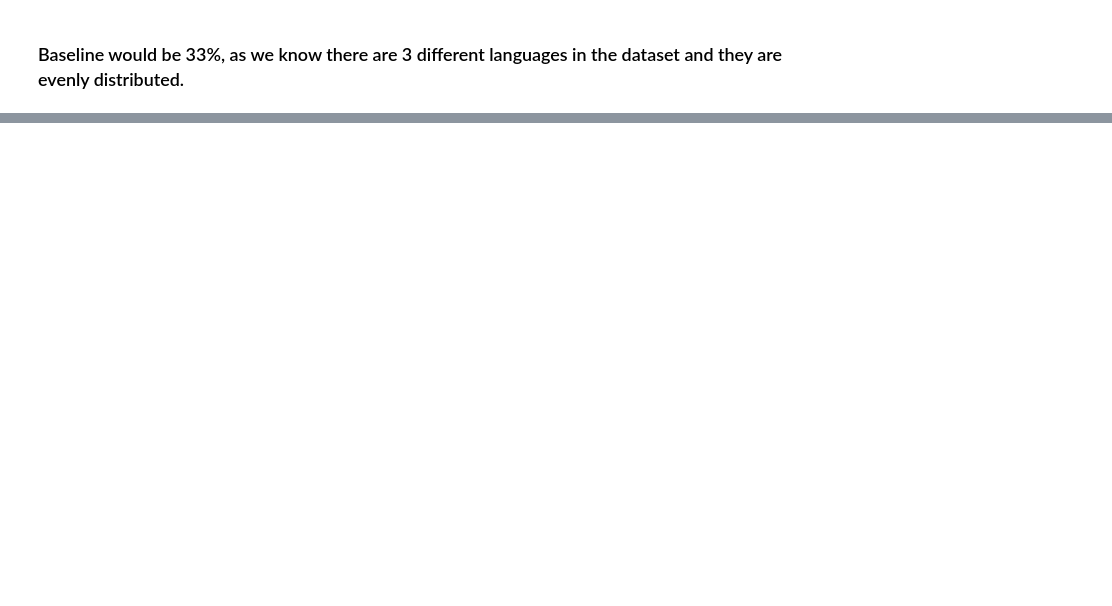
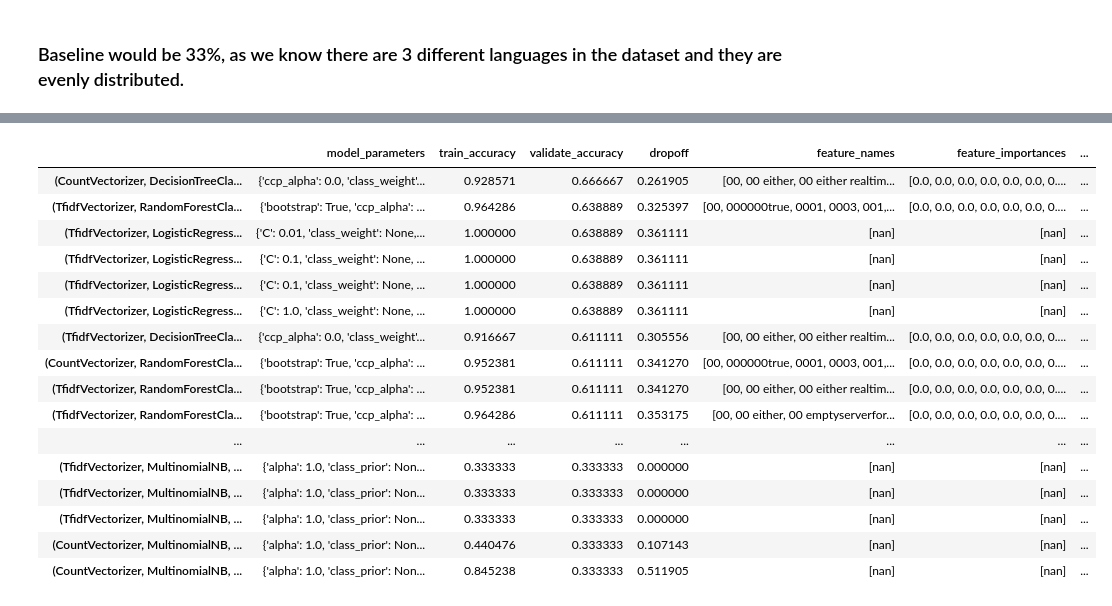
Before and after one commit to brandyn-oliver-jesse-nlp/github-readme-languages, a Jupyter notebook: explore_jesse.ipynb, the cells around one changed output, grey strips where cells are left out. Drawn from its saved outputs; the diff is of its cells as text; code cells hidden in the pictures; blank space fills up the shorter version.

```diff
--- a/explore_jesse.ipynb
+++ b/explore_jesse.ipynb
@@ -252,32 +281,12 @@ def model_words(vectorizer, class_model, ngrams_range_value, train, validate, ta
 # %%
 target = 'language'
 vectorizers = [CountVectorizer, TfidfVectorizer]
-class_models = [RandomForestClassifier(random_state=123), LogisticRegression(), DecisionTreeClassifier(), DecisionTreeClassifier(max_depth=5)]
+class_models = [MultinomialNB(),
+                RandomForestClassifier(random_state=123, max_depth = 5),
+                LogisticRegression(C=0.01),
+                LogisticRegression(C=0.1),
+                LogisticRegression(C=1.0),
+                DecisionTreeClassifier(max_depth=5)]
+# Establish range of ngrams to use - (1,2) means use both unigrams and bigrams
 ngram_range_values = [(1,1),(1,2),(2,2),(1,3),(2,3)]
-train_accuracies = []
-validate_accuracies = []
-dropoffs = []
-indices=[]
-model_parameters = []
-feature_names_list = []
-feature_importances_list = []
-
-for v in vectorizers:
-    for m in class_models:
-        for ngram_range in ngram_range_values:
-            # print("----")
-            # print(m, v, ngram_range)
-            indices.append((v.__name__, type(m).__name__, ngram_range))
-            train_class_report, validate_class_report, feature_names, feature_importances = model_words(vectorizer = v,
-                                                                    class_model = m,
-                                                                    ngrams_range_value=ngram_range,
-                                                                    train = train,
-                                                                    validate = validate,
-                                                                    target = target,
-                                                                    print_results=False)
-            train_accuracies.append(train_class_report['accuracy'])
-            validate_accuracies.append(validate_class_report['accuracy'])
-            dropoffs.append(train_class_report['accuracy']-validate_class_report['accuracy'])
-            model_parameters.append(m.get_params())
-            feature_names_list.append(feature_names)
-            feature_importances_list.append(feature_importances)
+print_results_param = False
@@ -309,0 +293,2 @@ results.head()
+# %%
+results = model.model_multiple(vectorizers, class_models, ngram_range_values, train, validate, target, print_results_param)
@@ -309,0 +322,20 @@ results.head()
+# %%
+results
+# %% [output]
+|  | model_parameters | train_accuracy | validate_accuracy | dropoff | feature_names | feature_importances | ... |
+| (CountVectorizer, DecisionTreeCla... | {'ccp_alpha': 0.0, 'class_weight'... | 0.928571 | 0.666667 | 0.261905 | [00, 00 either, 00 either realtim... | [0.0, 0.0, 0.0, 0.0, 0.0, 0.0, 0.... | ... |
+| (TfidfVectorizer, RandomForestCla... | {'bootstrap': True, 'ccp_alpha': ... | 0.964286 | 0.638889 | 0.325397 | [00, 000000true, 0001, 0003, 001,... | [0.0, 0.0, 0.0, 0.0, 0.0, 0.0, 0.... | ... |
+| (TfidfVectorizer, LogisticRegress... | {'C': 0.01, 'class_weight': None,... | 1.000000 | 0.638889 | 0.361111 | [nan] | [nan] | ... |
+| (TfidfVectorizer, LogisticRegress... | {'C': 0.1, 'class_weight': None, ... | 1.000000 | 0.638889 | 0.361111 | [nan] | [nan] | ... |
+| (TfidfVectorizer, LogisticRegress... | {'C': 0.1, 'class_weight': None, ... | 1.000000 | 0.638889 | 0.361111 | [nan] | [nan] | ... |
+| (TfidfVectorizer, LogisticRegress... | {'C': 1.0, 'class_weight': None, ... | 1.000000 | 0.638889 | 0.361111 | [nan] | [nan] | ... |
+| (TfidfVectorizer, DecisionTreeCla... | {'ccp_alpha': 0.0, 'class_weight'... | 0.916667 | 0.611111 | 0.305556 | [00, 00 either, 00 either realtim... | [0.0, 0.0, 0.0, 0.0, 0.0, 0.0, 0.... | ... |
+| (CountVectorizer, RandomForestCla... | {'bootstrap': True, 'ccp_alpha': ... | 0.952381 | 0.611111 | 0.341270 | [00, 000000true, 0001, 0003, 001,... | [0.0, 0.0, 0.0, 0.0, 0.0, 0.0, 0.... | ... |
+| (TfidfVectorizer, RandomForestCla... | {'bootstrap': True, 'ccp_alpha': ... | 0.952381 | 0.611111 | 0.341270 | [00, 00 either, 00 either realtim... | [0.0, 0.0, 0.0, 0.0, 0.0, 0.0, 0.... | ... |
+| (TfidfVectorizer, RandomForestCla... | {'bootstrap': True, 'ccp_alpha': ... | 0.964286 | 0.611111 | 0.353175 | [00, 00 either, 00 emptyserverfor... | [0.0, 0.0, 0.0, 0.0, 0.0, 0.0, 0.... | ... |
+| ... | ... | ... | ... | ... | ... | ... | ... |
+| (TfidfVectorizer, MultinomialNB, ... | {'alpha': 1.0, 'class_prior': Non... | 0.333333 | 0.333333 | 0.000000 | [nan] | [nan] | ... |
+| (TfidfVectorizer, MultinomialNB, ... | {'alpha': 1.0, 'class_prior': Non... | 0.333333 | 0.333333 | 0.000000 | [nan] | [nan] | ... |
+| (TfidfVectorizer, MultinomialNB, ... | {'alpha': 1.0, 'class_prior': Non... | 0.333333 | 0.333333 | 0.000000 | [nan] | [nan] | ... |
+| (CountVectorizer, MultinomialNB, ... | {'alpha': 1.0, 'class_prior': Non... | 0.440476 | 0.333333 | 0.107143 | [nan] | [nan] | ... |
+| (CountVectorizer, MultinomialNB, ... | {'alpha': 1.0, 'class_prior': Non... | 0.845238 | 0.333333 | 0.511905 | [nan] | [nan] | ... |
```
Also changed, not shown: parts of 21 cells of this notebook.
